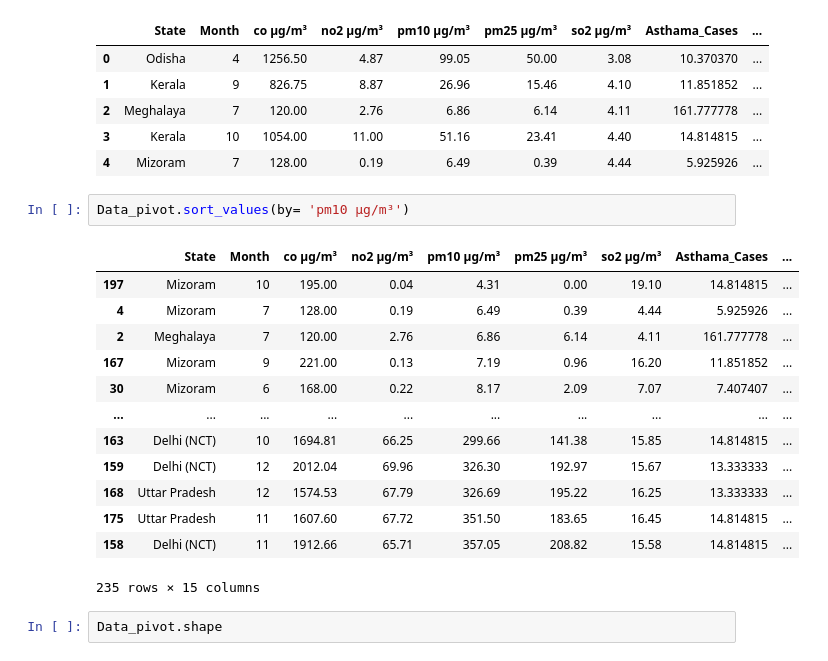
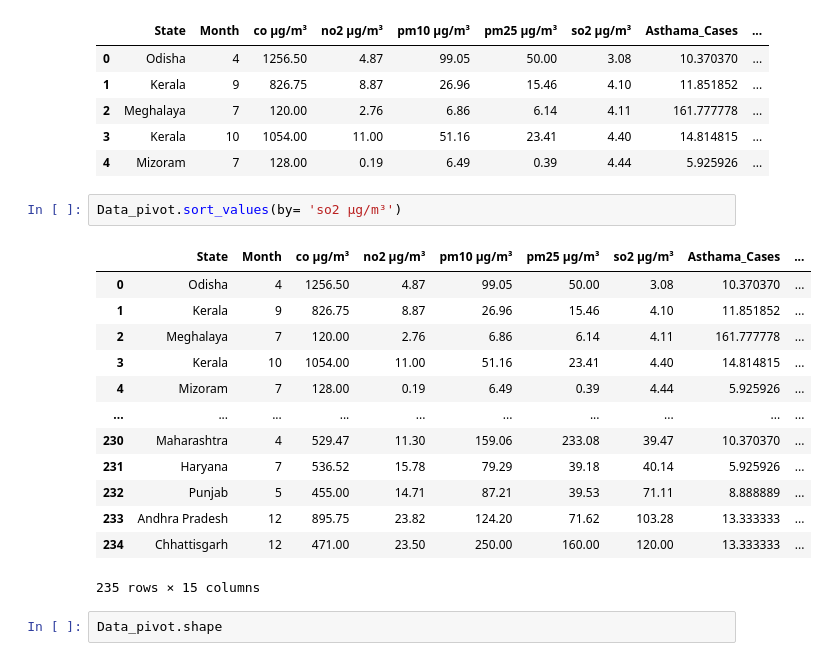
Before and after one commit to Manishkanwa/Air_Quality_health_Project, a Jupyter notebook: notebooks/04_fe_model_train.ipynb, the cells around one changed output. Saved outputs shown, nothing was run; the diff lists cells and outputs as text.

```diff
--- a/notebooks/04_fe_model_train.ipynb
+++ b/notebooks/04_fe_model_train.ipynb
@@ -24,20 +24,20 @@ Data_pivot.head()
 | 3 | Kerala | 10 | 1054.00 | 11.00 | 51.16 | 23.41 | 4.40 | 14.814815 | ... |
 | 4 | Mizoram | 7 | 128.00 | 0.19 | 6.49 | 0.39 | 4.44 | 5.925926 | ... |
 # %%
-Data_pivot.sort_values(by= 'pm10 µg/m³')
+Data_pivot.sort_values(by= 'so2 µg/m³')
 # %% [output]
 |  | State | Month | co µg/m³ | no2 µg/m³ | pm10 µg/m³ | pm25 µg/m³ | so2 µg/m³ | Asthama_Cases | ... |
-| 197 | Mizoram | 10 | 195.00 | 0.04 | 4.31 | 0.00 | 19.10 | 14.814815 | ... |
+| 0 | Odisha | 4 | 1256.50 | 4.87 | 99.05 | 50.00 | 3.08 | 10.370370 | ... |
+| 1 | Kerala | 9 | 826.75 | 8.87 | 26.96 | 15.46 | 4.10 | 11.851852 | ... |
+| 2 | Meghalaya | 7 | 120.00 | 2.76 | 6.86 | 6.14 | 4.11 | 161.777778 | ... |
+| 3 | Kerala | 10 | 1054.00 | 11.00 | 51.16 | 23.41 | 4.40 | 14.814815 | ... |
 | 4 | Mizoram | 7 | 128.00 | 0.19 | 6.49 | 0.39 | 4.44 | 5.925926 | ... |
-| 2 | Meghalaya | 7 | 120.00 | 2.76 | 6.86 | 6.14 | 4.11 | 161.777778 | ... |
-| 167 | Mizoram | 9 | 221.00 | 0.13 | 7.19 | 0.96 | 16.20 | 11.851852 | ... |
-| 30 | Mizoram | 6 | 168.00 | 0.22 | 8.17 | 2.09 | 7.07 | 7.407407 | ... |
 | ... | ... | ... | ... | ... | ... | ... | ... | ... | ... |
-| 163 | Delhi (NCT) | 10 | 1694.81 | 66.25 | 299.66 | 141.38 | 15.85 | 14.814815 | ... |
-| 159 | Delhi (NCT) | 12 | 2012.04 | 69.96 | 326.30 | 192.97 | 15.67 | 13.333333 | ... |
-| 168 | Uttar Pradesh | 12 | 1574.53 | 67.79 | 326.69 | 195.22 | 16.25 | 13.333333 | ... |
-| 175 | Uttar Pradesh | 11 | 1607.60 | 67.72 | 351.50 | 183.65 | 16.45 | 14.814815 | ... |
-| 158 | Delhi (NCT) | 11 | 1912.66 | 65.71 | 357.05 | 208.82 | 15.58 | 14.814815 | ... |
+| 230 | Maharashtra | 4 | 529.47 | 11.30 | 159.06 | 233.08 | 39.47 | 10.370370 | ... |
+| 231 | Haryana | 7 | 536.52 | 15.78 | 79.29 | 39.18 | 40.14 | 5.925926 | ... |
+| 232 | Punjab | 5 | 455.00 | 14.71 | 87.21 | 39.53 | 71.11 | 8.888889 | ... |
+| 233 | Andhra Pradesh | 12 | 895.75 | 23.82 | 124.20 | 71.62 | 103.28 | 13.333333 | ... |
+| 234 | Chhattisgarh | 12 | 471.00 | 23.50 | 250.00 | 160.00 | 120.00 | 13.333333 | ... |
 235 rows × 15 columns
 # %%
 Data_pivot.shape
```
Also changed, not shown: 5 other files.
